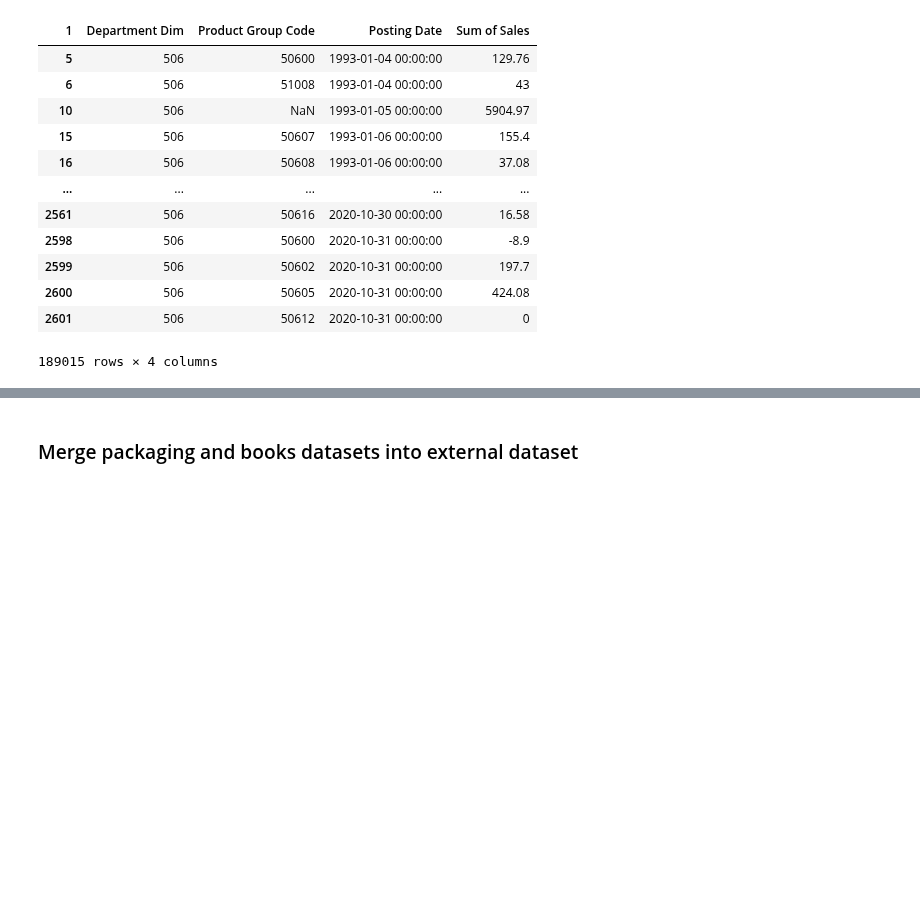
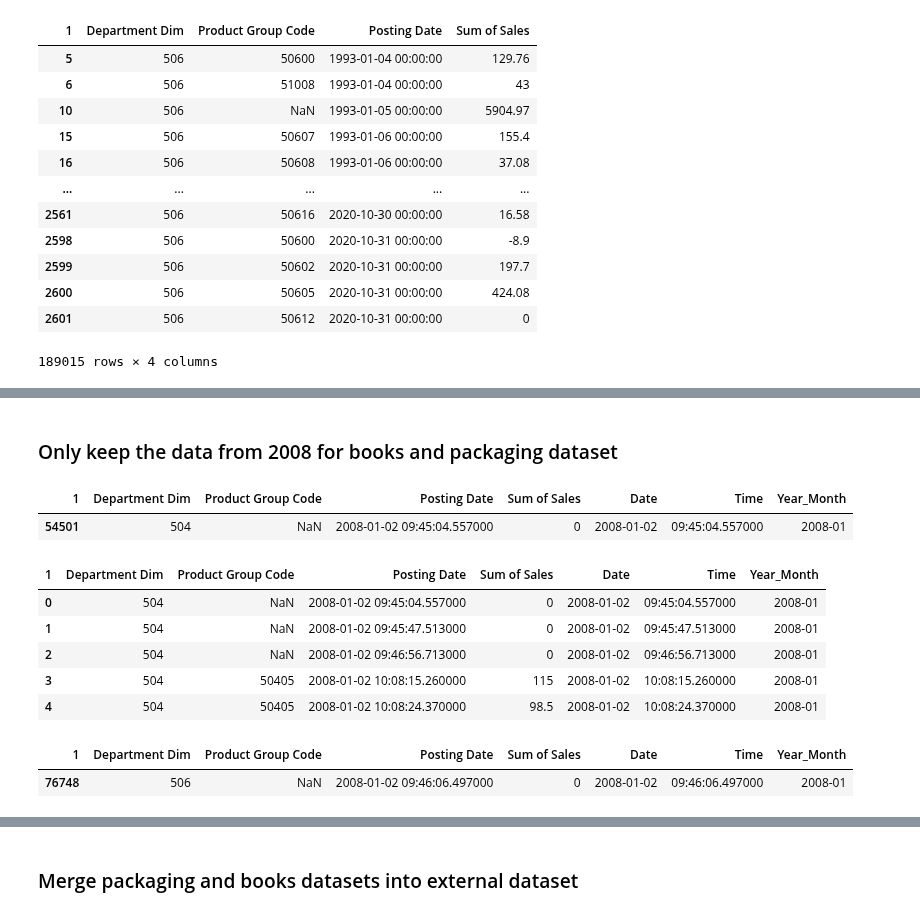
Before and after one commit to rnair7163/LabelMaster_Sales_Forecasting, a Jupyter notebook: data_prep.ipynb, the cells around one changed output, grey strips where cells are left out. Drawn from its saved outputs; the diff is of its cells as text; code cells hidden in the pictures; blank space fills up the shorter version.

```diff
--- a/data_prep.ipynb
+++ b/data_prep.ipynb
@@ -166,0 +168,23 @@ See the caveats in the documentation: https://pandas.pydata.org/pandas-docs/stab
+# %% [markdown]
+### Only keep the data from 2008 for books and packaging dataset
+# %%
+books.loc[books["Year_Month"] == "2008-01"].head(1)
+# %% [output]
+| 1 | Department Dim | Product Group Code | Posting Date | Sum of Sales | Date | Time | Year_Month |
+| 54501 | 504 | NaN | 2008-01-02 09:45:04.557000 | 0 | 2008-01-02 | 09:45:04.557000 | 2008-01 |
+# %%
+books_updated = books.drop(books.index[0:54501])
+books_updated = books_updated.reset_index(drop=True)
+books_updated.head()
+# %% [output]
+| 1 | Department Dim | Product Group Code | Posting Date | Sum of Sales | Date | Time | Year_Month |
+| 0 | 504 | NaN | 2008-01-02 09:45:04.557000 | 0 | 2008-01-02 | 09:45:04.557000 | 2008-01 |
+| 1 | 504 | NaN | 2008-01-02 09:45:47.513000 | 0 | 2008-01-02 | 09:45:47.513000 | 2008-01 |
+| 2 | 504 | NaN | 2008-01-02 09:46:56.713000 | 0 | 2008-01-02 | 09:46:56.713000 | 2008-01 |
+| 3 | 504 | 50405 | 2008-01-02 10:08:15.260000 | 115 | 2008-01-02 | 10:08:15.260000 | 2008-01 |
+| 4 | 504 | 50405 | 2008-01-02 10:08:24.370000 | 98.5 | 2008-01-02 | 10:08:24.370000 | 2008-01 |
+# %%
+packaging.loc[packaging["Year_Month"] == "2008-01"].head(1)
+# %% [output]
+| 1 | Department Dim | Product Group Code | Posting Date | Sum of Sales | Date | Time | Year_Month |
+| 76748 | 506 | NaN | 2008-01-02 09:46:06.497000 | 0 | 2008-01-02 | 09:46:06.497000 | 2008-01 |
```
Also changed, not shown: parts of 14 cells of this notebook.
